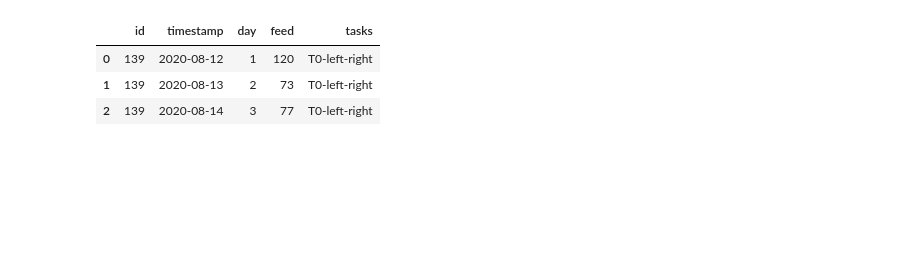
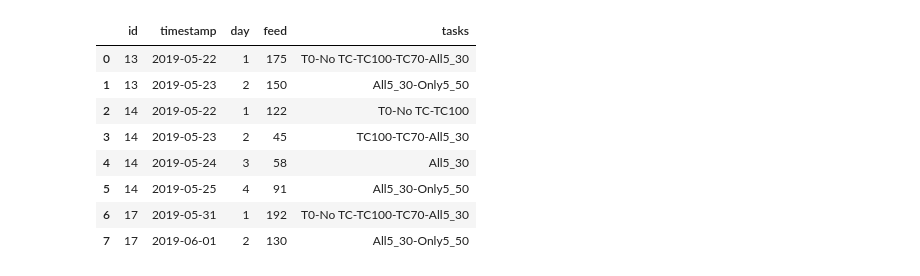
Before and after one commit to LCTO-TLCO/RaspSkinnerBox, a Jupyter notebook: analyze/JSAI_WSLS_takarada.ipynb, the cells around one changed output. Drawn from its saved outputs; the diff is of its cells as text; code cells hidden in the pictures; blank space fills up the shorter version.

Commit message:
* modify export_daily_feeds (tasks)

```diff
--- a/analyze/JSAI_WSLS_takarada.ipynb
+++ b/analyze/JSAI_WSLS_takarada.ipynb
@@ -1901,13 +1901,16 @@ def export_daily_feeds(mice, end_task=""):
         finish_date = last_taskday.date() - dt.timedelta(days=1)*(last_taskday.time() < base_time)
         data = data[data.timestamps < dt.datetime.combine(finish_date+dt.timedelta(days=1),base_time)]
         # task
-        task = "-".join(list(data.task.unique()))
+        # task = "-".join(list(data.task.unique()))
         # day
         for d in pd.date_range(start_date,finish_date,freq="D"):
             # index:d
             # range
             rew = data.event_type[(data.timestamps > dt.datetime.combine(d,base_time)) &
                  (data.timestamps < dt.datetime.combine(d+dt.timedelta(days=1),base_time))].count()
+            task = "-".join(list(
+                data.task[(data.timestamps > dt.datetime.combine(d,base_time)) &
+                 (data.timestamps < dt.datetime.combine(d+dt.timedelta(days=1),base_time))].unique()))
             feeds_data = feeds_data.append(
                 pd.Series([mouse_id,d,(d.date()-start_timestamp.date() + dt.timedelta(days=1)).days,rew,task],index=["id","timestamp","day","feed","tasks"]
                                                                          ),ignore_index=True)
@@ -1915,13 +1918,18 @@ def export_daily_feeds(mice, end_task=""):
     feeds_data.to_csv("./data/allmice_feeds_summary_{}.csv".format("-".join(list(data[:data[data.task.isin([end_task])].index[-1]].task.unique()))))
     return feeds_data
 # %%
-mice_lever = [139]
-export_daily_feeds(mice_lever,"left")
+mice_lever = [13,14,17]
+export_daily_feeds(mice_lever,"All5_30")
 # %% [output]
 |  | id | timestamp | day | feed | tasks |
-| 0 | 139 | 2020-08-12 | 1 | 120 | T0-left-right |
-| 1 | 139 | 2020-08-13 | 2 | 73 | T0-left-right |
-| 2 | 139 | 2020-08-14 | 3 | 77 | T0-left-right |
+| 0 | 13 | 2019-05-22 | 1 | 175 | T0-No TC-TC100-TC70-All5_30 |
+| 1 | 13 | 2019-05-23 | 2 | 150 | All5_30-Only5_50 |
+| 2 | 14 | 2019-05-22 | 1 | 122 | T0-No TC-TC100 |
+| 3 | 14 | 2019-05-23 | 2 | 45 | TC100-TC70-All5_30 |
+| 4 | 14 | 2019-05-24 | 3 | 58 | All5_30 |
+| 5 | 14 | 2019-05-25 | 4 | 91 | All5_30-Only5_50 |
+| 6 | 17 | 2019-05-31 | 1 | 192 | T0-No TC-TC100-TC70-All5_30 |
+| 7 | 17 | 2019-06-01 | 2 | 130 | All5_30-Only5_50 |
 # %%
 from datetime import datetime, timedelta
 from typing import Union
```
